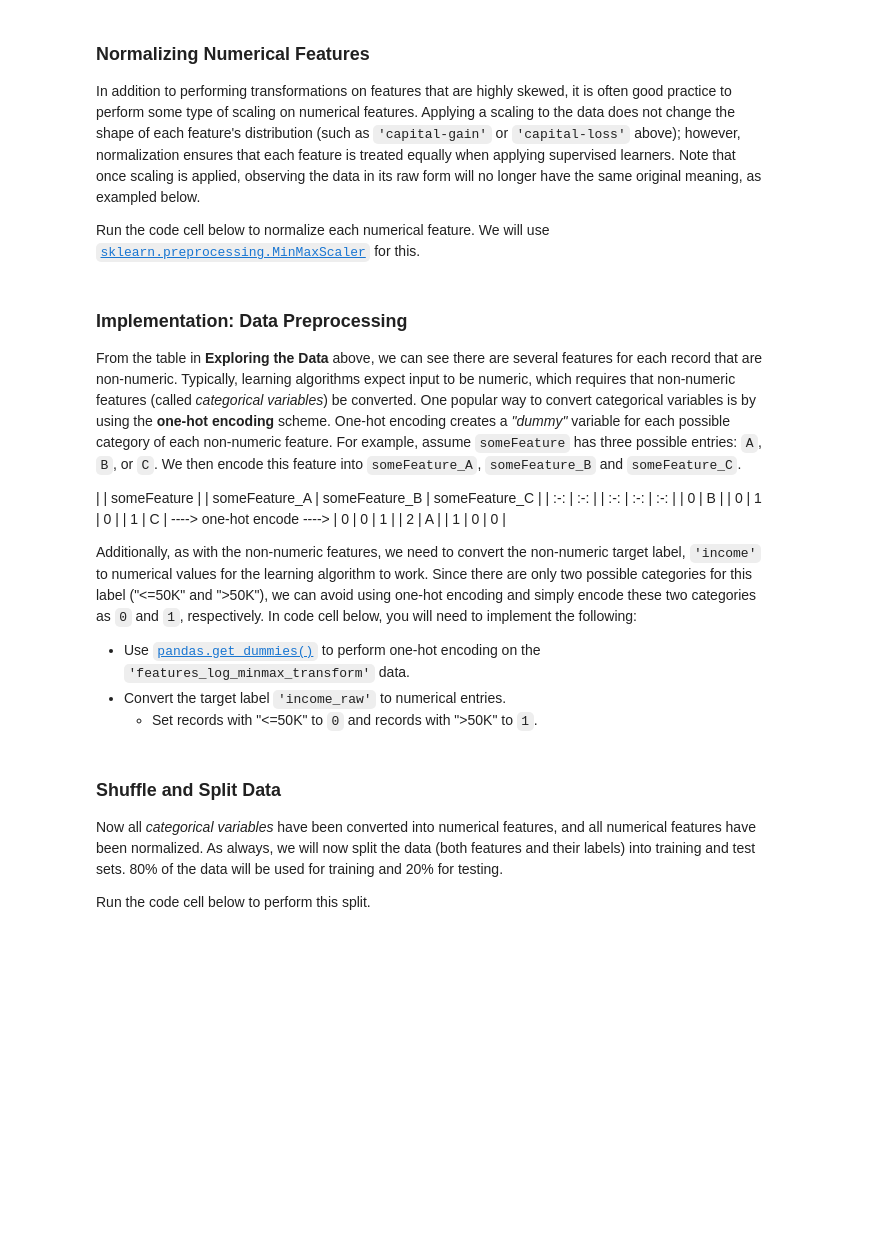
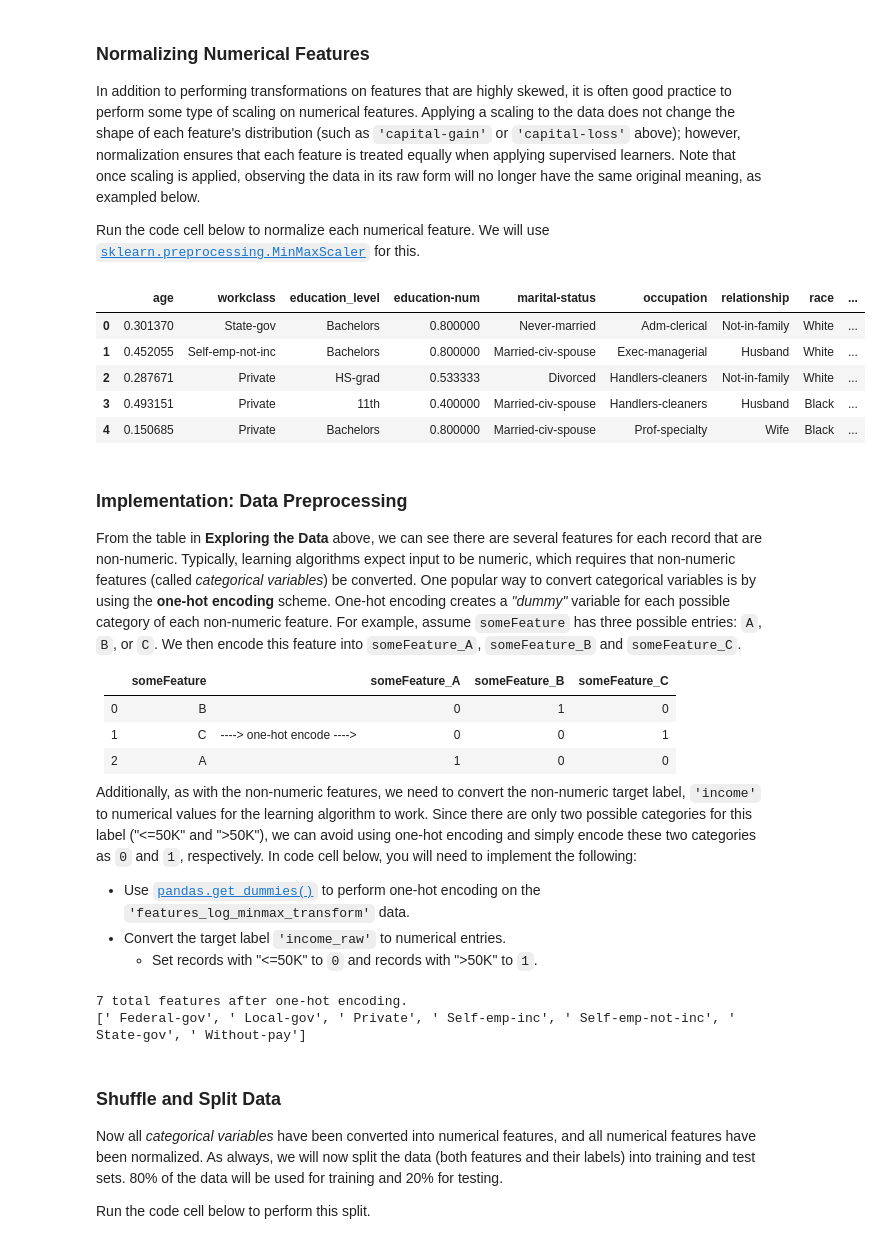
Before and after one commit to kennethn/machine-learning-nanodegree, a Jupyter notebook: p1_charityml/finding_donors.ipynb, the cells around one changed output. Saved outputs shown, nothing was run; the diff lists cells and outputs as text; code cells hidden in the pictures; blank space fills up the shorter version.

```diff
--- a/p1_charityml/finding_donors.ipynb
+++ b/p1_charityml/finding_donors.ipynb
@@ -134,44 +143,57 @@ Run the code cell below to normalize each numerical feature. We will use [`sklea
 # %%
 # Import sklearn.preprocessing.StandardScaler
 from sklearn.preprocessing import MinMaxScaler
 
 # Initialize a scaler, then apply it to the features
-scaler = MinMaxScaler() # default=(0, 1)
-numerical = ['age', 'education-num', 'capital-gain', 'capital-loss', 'hours-per-week']
+scaler = MinMaxScaler()  # default=(0, 1)
+numerical = [
+    'age', 'education-num', 'capital-gain', 'capital-loss', 'hours-per-week'
+]
 
-features_log_minmax_transform = pd.DataFrame(data = features_log_transformed)
-features_log_minmax_transform[numerical] = scaler.fit_transform(features_log_transformed[numerical])
+features_log_minmax_transform = pd.DataFrame(data=features_log_transformed)
+features_log_minmax_transform[numerical] = scaler.fit_transform(
+    features_log_transformed[numerical])
 
 # Show an example of a record with scaling applied
-display(features_log_minmax_transform.head(n = 5))
+display(features_log_minmax_transform.head(n=5))
+# %% [output]
+|  | age | workclass | education_level | education-num | marital-status | occupation | relationship | race | ... |
+| 0 | 0.301370 | State-gov | Bachelors | 0.800000 | Never-married | Adm-clerical | Not-in-family | White | ... |
+| 1 | 0.452055 | Self-emp-not-inc | Bachelors | 0.800000 | Married-civ-spouse | Exec-managerial | Husband | White | ... |
+| 2 | 0.287671 | Private | HS-grad | 0.533333 | Divorced | Handlers-cleaners | Not-in-family | White | ... |
+| 3 | 0.493151 | Private | 11th | 0.400000 | Married-civ-spouse | Handlers-cleaners | Husband | Black | ... |
+| 4 | 0.150685 | Private | Bachelors | 0.800000 | Married-civ-spouse | Prof-specialty | Wife | Black | ... |
 # %% [markdown]
 ### Implementation: Data Preprocessing
 
 From the table in **Exploring the Data** above, we can see there are several features for each record that are non-numeric. Typically, learning algorithms expect input to be numeric, which requires that non-numeric features (called *categorical variables*) be converted. One popular way to convert categorical variables is by using the **one-hot encoding** scheme. One-hot encoding creates a _"dummy"_ variable for each possible category of each non-numeric feature. For example, assume `someFeature` has three possible entries: `A`, `B`, or `C`. We then encode this feature into `someFeature_A`, `someFeature_B` and `someFeature_C`.
 
-|   | someFeature |                    | someFeature_A | someFeature_B | someFeature_C |
-| :-: | :-: |                            | :-: | :-: | :-: |
-| 0 |  B  |  | 0 | 1 | 0 |
-| 1 |  C  | ----> one-hot encode ----> | 0 | 0 | 1 |
-| 2 |  A  |  | 1 | 0 | 0 |
+| &nbsp; | someFeature |         &nbsp;        | someFeature_A | someFeature_B | someFeature_C |
+| :-: | :-: |            :-:                | :-: | :-: | :-: |
+| 0   |  B  |               &nbsp;           | 0 | 1 | 0 |
+| 1   |  C  | ----> one-hot encode ----> | 0 | 0 | 1 |
+| 2   |  A  |             &nbsp;           | 1 | 0 | 0 |
 
 Additionally, as with the non-numeric features, we need to convert the non-numeric target label, `'income'` to numerical values for the learning algorithm to work. Since there are only two possible categories for this label ("<=50K" and ">50K"), we can avoid using one-hot encoding and simply encode these two categories as `0` and `1`, respectively. In code cell below, you will need to implement the following:
  - Use [`pandas.get_dummies()`](http://pandas.pydata.org/pandas-docs/stable/generated/pandas.get_dummies.html?highlight=get_dummies#pandas.get_dummies) to perform one-hot encoding on the `'features_log_minmax_transform'` data.
  - Convert the target label `'income_raw'` to numerical entries.
    - Set records with "<=50K" to `0` and records with ">50K" to `1`.
 # %%
-# TODO: One-hot encode the 'features_log_minmax_transform' data using pandas.get_dummies()
-features_final = None
+# One-hot encode the 'features_log_minmax_transform' data using pandas.get_dummies()
+features_final = pd.get_dummies(features_log_minmax_transform['workclass'])
 
-# TODO: Encode the 'income_raw' data to numerical values
-income = None
+# Encode the 'income_raw' data to numerical values
+income = income_raw.apply(lambda x: 1 if x == '>50K' else 0)
 
 # Print the number of features after one-hot encoding
 encoded = list(features_final.columns)
 print("{} total features after one-hot encoding.".format(len(encoded)))
 
 # Uncomment the following line to see the encoded feature names
-# print encoded
+print(encoded)
+# %% [output]
+7 total features after one-hot encoding.
+[' Federal-gov', ' Local-gov', ' Private', ' Self-emp-inc', ' Self-emp-not-inc', ' State-gov', ' Without-pay']
 # %% [markdown]
 ### Shuffle and Split Data
 Now all _categorical variables_ have been converted into numerical features, and all numerical features have been normalized. As always, we will now split the data (both features and their labels) into training and test sets. 80% of the data will be used for training and 20% for testing.
```
Also changed, not shown: parts of 14 cells of this notebook.
